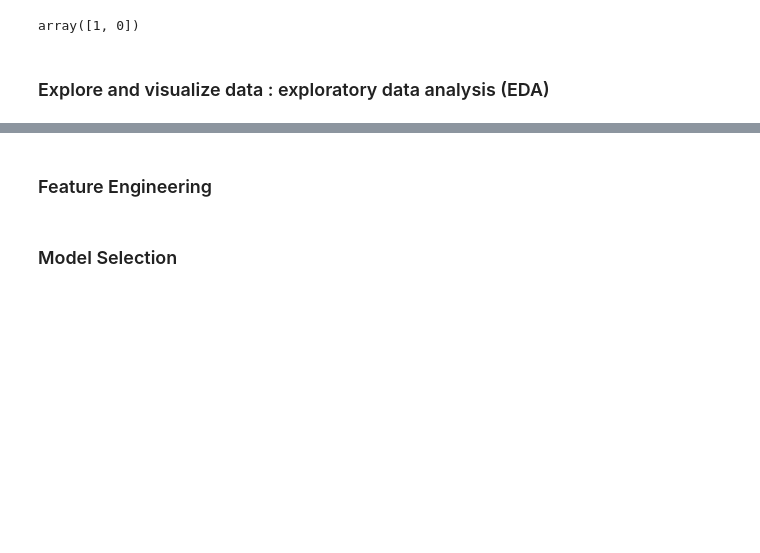
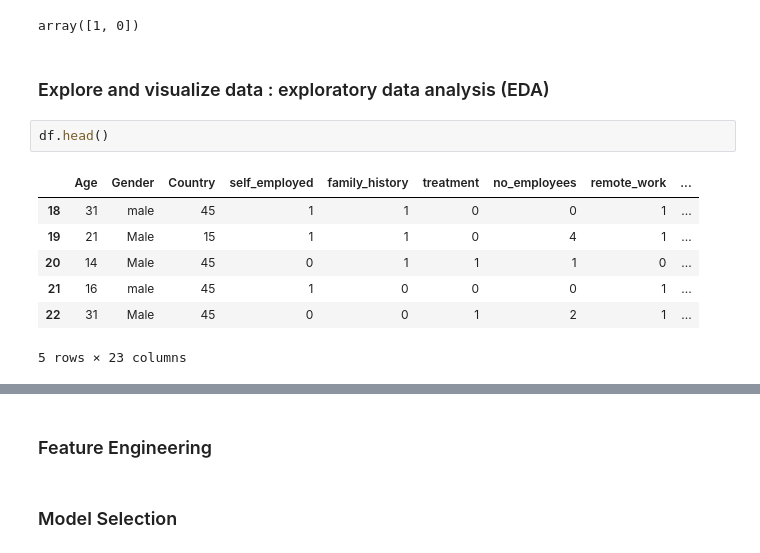
Before and after one commit to mezdourcheima/Machine-Learning-For-Mental-Health, a Jupyter notebook: Notebook.ipynb, the cells around one changed output, grey strips where cells are left out. Drawn from its saved outputs; the diff is of its cells as text; blank space fills up the shorter version.

```diff
--- a/Notebook.ipynb
+++ b/Notebook.ipynb
@@ -592,3 +610,13 @@ See the caveats in the documentation: https://pandas.pydata.org/pandas-docs/stab
 array([1, 0])
 # %% [markdown]
 ### Explore and visualize data : exploratory data analysis (EDA)
+# %%
+df.head()
+# %% [output]
+|  | Age | Gender | Country | self_employed | family_history | treatment | no_employees | remote_work | ... |
+| 18 | 31 | male | 45 | 1 | 1 | 0 | 0 | 1 | ... |
+| 19 | 21 | Male | 15 | 1 | 1 | 0 | 4 | 1 | ... |
+| 20 | 14 | Male | 45 | 0 | 1 | 1 | 1 | 0 | ... |
+| 21 | 16 | male | 45 | 1 | 0 | 0 | 0 | 1 | ... |
+| 22 | 31 | Male | 45 | 0 | 0 | 1 | 2 | 1 | ... |
+5 rows × 23 columns
```
Also changed, not shown: parts of 12 cells of this notebook.
